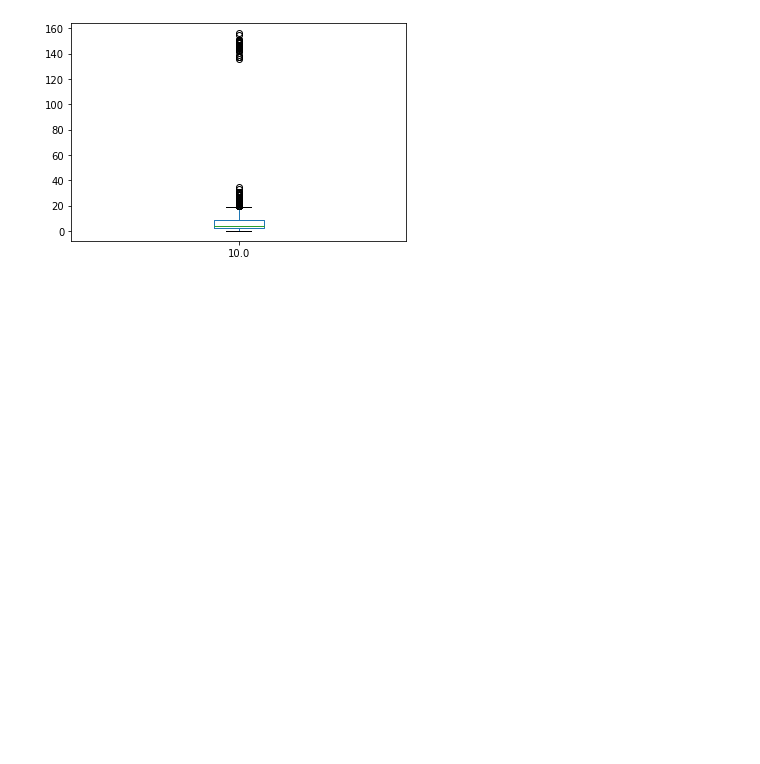
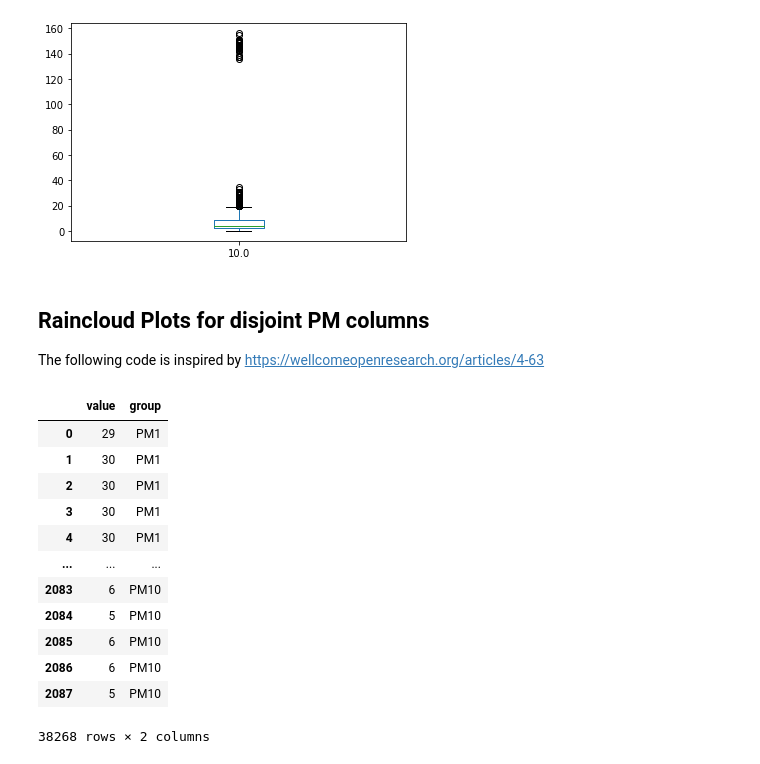
Before and after one commit to malte-b/musical_env_bike, a Jupyter notebook: plots/data_insights.ipynb, the cells around one changed output. Cells and saved outputs as stored; diff of their text form; code cells hidden in the pictures; blank space fills up the shorter version.

```diff
--- a/plots/data_insights.ipynb
+++ b/plots/data_insights.ipynb
@@ -216,3 +216,7 @@ pm10_disjoint.plot.box()
 # %% [output]
 <AxesSubplot:>
 [figure]
+# %% [markdown]
+## Raincloud Plots for disjoint PM columns
+
+The following code is inspired by https://wellcomeopenresearch.org/articles/4-63
@@ -218,0 +227,32 @@ pm10_disjoint.plot.box()
+# %%
+pm1_disjoint = pm1_disjoint.to_frame()
+pm1_disjoint['group'] = "PM1"
+
+pm2_5_disjoint = pm2_5_disjoint.to_frame()
+pm2_5_disjoint['group'] = "PM2.5"
+
+pm10_disjoint = pm10_disjoint.to_frame()
+pm10_disjoint['group'] = "PM10"
+
+pm1_disjoint.columns = ['value', 'group']
+pm2_5_disjoint.columns = ['value', 'group']
+pm10_disjoint.columns = ['value', 'group']
+
+frames = [pm1_disjoint, pm2_5_disjoint, pm10_disjoint]
+df_disjoint = pd.concat(frames)
+
+df_disjoint
+# %% [output]
+|  | value | group |
+| 0 | 29 | PM1 |
+| 1 | 30 | PM1 |
+| 2 | 30 | PM1 |
+| 3 | 30 | PM1 |
+| 4 | 30 | PM1 |
+| ... | ... | ... |
+| 2083 | 6 | PM10 |
+| 2084 | 5 | PM10 |
+| 2085 | 6 | PM10 |
+| 2086 | 6 | PM10 |
+| 2087 | 5 | PM10 |
+38268 rows × 2 columns
```
Also changed, not shown: parts of 2 cells of this notebook.
